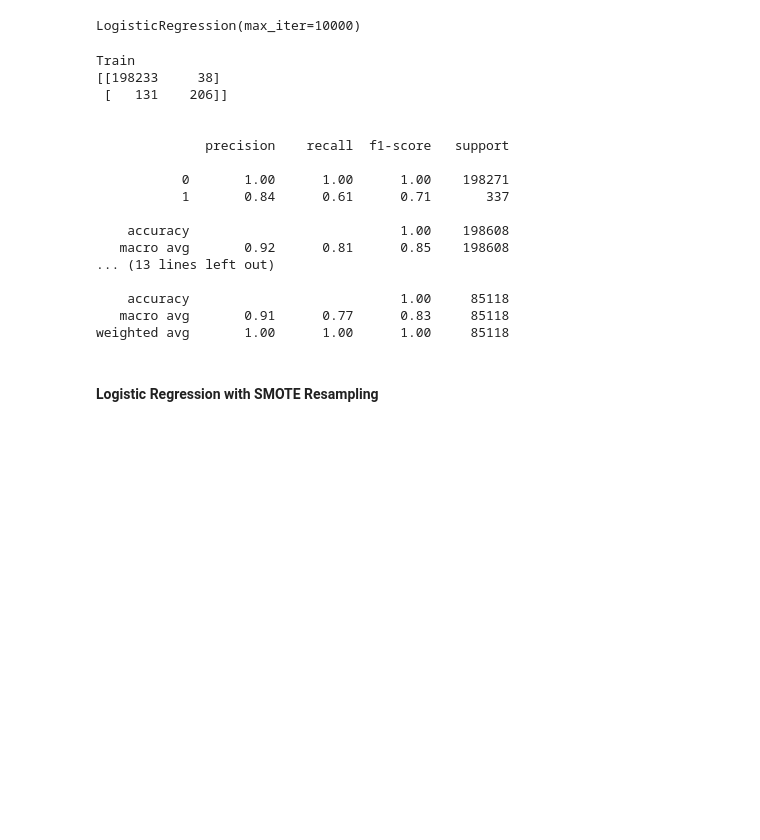
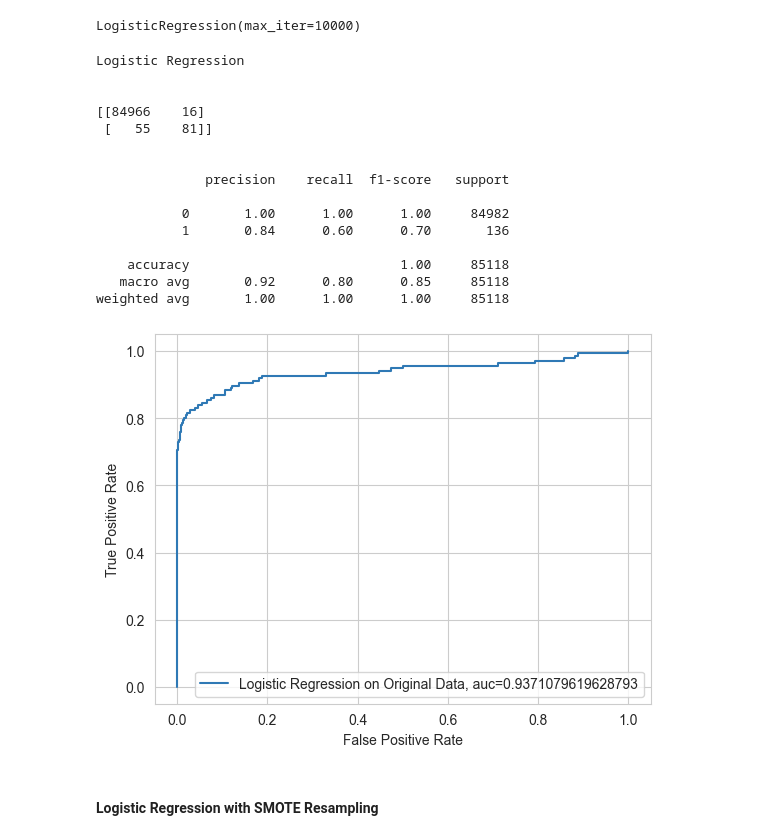
Before and after one commit to AThompson04/credit-card-fraud-detection, a Jupyter notebook: notebooks/models.ipynb, the cells around one changed output. Drawn from its saved outputs; the diff is of its cells as text; code cells hidden in the pictures; blank space fills up the shorter version.

```diff
--- a/notebooks/models.ipynb
+++ b/notebooks/models.ipynb
@@ -130,6 +176,6 @@ from sklearn.metrics import classification_report, confusion_matrix
 # %%
 logmod1 = LogisticRegression(max_iter=10000)
-logmod1.fit(X_train, y_train)
+logmod1.fit(X_train.drop(['V12','V24'],axis=1), y_train)
 # %% [output]
 LogisticRegression(max_iter=10000)
 # %%
@@ -138,31 +183,37 @@ predictions_lgtrain1 = logmod1.predict(X_train)
 # %%
-print('Train')
-print(confusion_matrix(y_train, predictions_lgtrain1))
+print('Logistic Regression')
 print('\n')
-print(classification_report(y_train, predictions_lgtrain1))
-print('\n')
-print('Test')
 print(confusion_matrix(y_test, predictions_lgtest1))
 print('\n')
 print(classification_report(y_test, predictions_lgtest1))
 # %% [output]
-Train
-[[198233     38]
- [   131    206]]
+Logistic Regression
+
+
+[[84966    16]
+ [   55    81]]
 
 
               precision    recall  f1-score   support
 
-           0       1.00      1.00      1.00    198271
-           1       0.84      0.61      0.71       337
-
-    accuracy                           1.00    198608
-   macro avg       0.92      0.81      0.85    198608
-... (13 lines left out)
+           0       1.00      1.00      1.00     84982
+           1       0.84      0.60      0.70       136
 
     accuracy                           1.00     85118
-   macro avg       0.91      0.77      0.83     85118
+   macro avg       0.92      0.80      0.85     85118
 weighted avg       1.00      1.00      1.00     85118
+# %%
+y_pred_proba = logmod1.predict_proba(X_test.drop(['V12','V24'],axis=1))[::,1]
+fpr, tpr, _ = roc_curve(y_test,  y_pred_proba)
+auc = roc_auc_score(y_test, y_pred_proba)
+plt.plot(fpr,tpr,label="Logistic Regression on Original Data, auc="+str(auc))
+plt.xlabel('False Positive Rate')
+plt.ylabel('True Positive Rate')
+plt.legend(loc=4)
+plt.savefig('../assets/ROC_CURVE_logmod1.png')
+plt.show()
+# %% [output]
+[figure, added]
 # %% [markdown]
 #### Logistic Regression with SMOTE Resampling
 # %%
```
Also changed, not shown: parts of 20 cells of this notebook, 4 other files.
